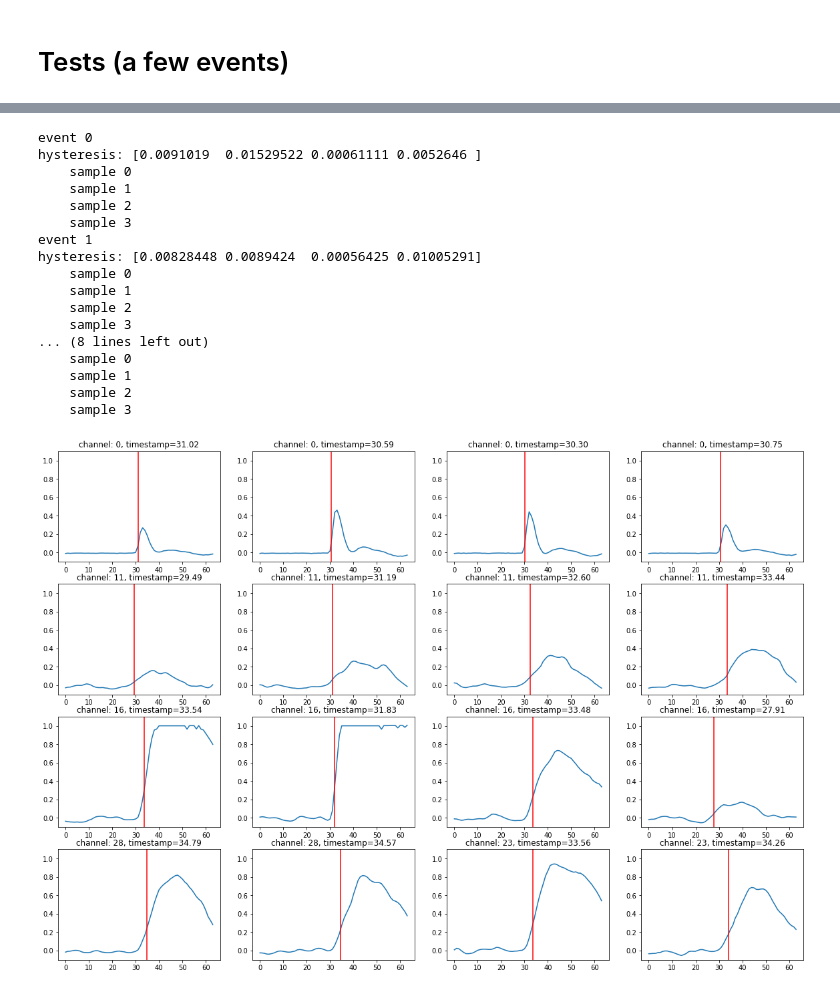
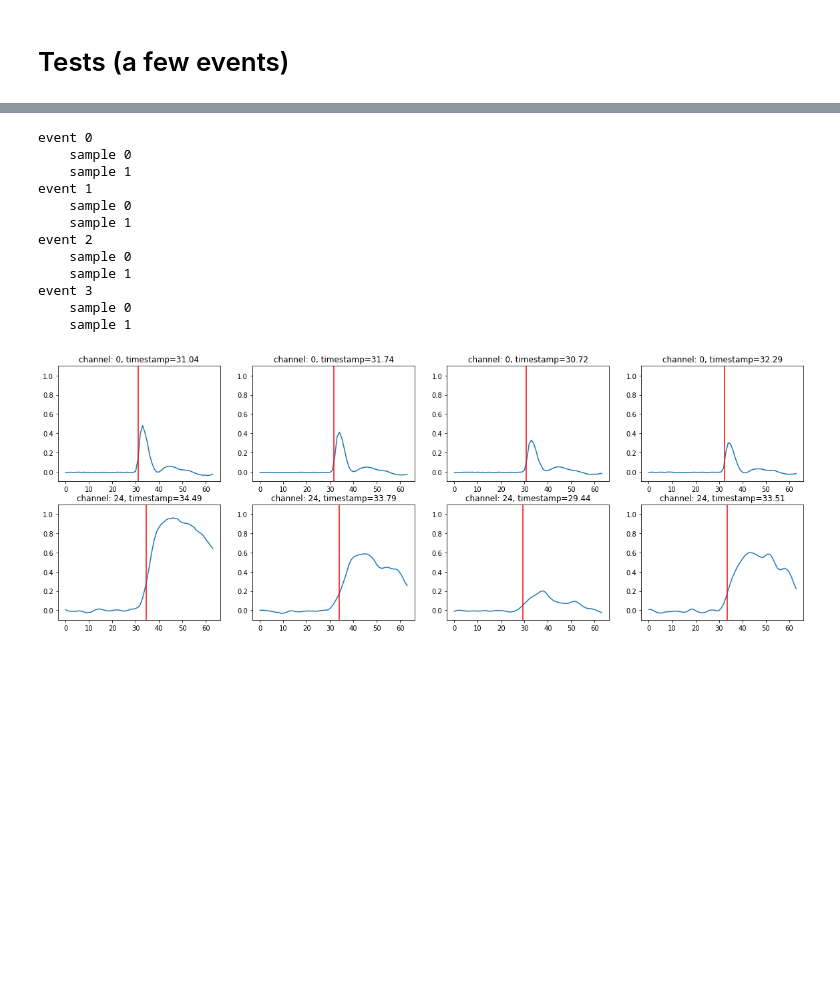
Before and after one commit to MatiXOfficial/pps-diamond-time-measurement, a Jupyter notebook: notebooks/cfd_tests.ipynb, the cells around one changed output, grey strips where cells are left out. Cells and saved outputs as stored; diff of their text form; code cells hidden in the pictures; blank space fills up the shorter version.

```diff
--- a/notebooks/cfd_tests.ipynb
+++ b/notebooks/cfd_tests.ipynb
@@ -7,3 +15,5 @@ from matplotlib import pyplot as plt
+# %%
+cfd = CFD()
 # %% [markdown]
 # Load data
 # %%
@@ -123,5 +68,5 @@ def plot_sample(time, ampl, title='', timestamp=None, ylim=False):
 plt.figure(figsize=(6, 15))
 for i, (ampl, time, timestamp, channel) in enumerate(zip(event_ampl, event_time, event_cfd_timestamps, event_channel)):
     plt.subplot(4, 1, i + 1)
-    plot_sample(time, ampl, title=f'channel: {channel}', timestamp=timestamp, ylim=True)
+    plot_sample(ampl, title=f'channel: {channel}', timestamp=timestamp, ylim=True)
 # %% [output]
@@ -129,12 +74,6 @@ for i, (ampl, time, timestamp, channel) in enumerate(zip(event_ampl, event_time,
 # %% [markdown]
 # Tests (a few events)
 # %%
-# selected_events = []
-# while len(selected_events) < 4:
-#     i_event = np.random.choice(np.arange(len(events['num_samples'])))
-#     if events['num_samples'][i_event] == 4 and 0 in events['sample_channel'][i_event]:
-#         selected_events.append(i_event)
+i_channel = 24
 
-# selected_events = [300914, 149867, 219162, 24642]
-selected_events = [315019, 67827, 137328, 331510]
-selected_events
+selected_events = [0, 2000, 4001, 8273]
@@ -143,60 +80,41 @@ selected_events
 # %%
 def calculate_event_cfd(i_event, baseline=20):
-    event_ampl = flip_Y(events['sample_ampl'][i_event])
-    event_time = np.tile(np.arange(64), (len(event_ampl), 1))
-
-    event_threshold = np.std(event_ampl[:, :baseline], axis=1) * 6
-    # event_threshold = [0.5] * 4
-    event_hysteresis = event_threshold / 10
-    # event_hysteresis = [0.1] * 4
-    print('hysteresis:', event_hysteresis)
+    event_ampl = events['sample_ampl'][i_event]
 
     event_cfd_timestamps = []
     for i in range(len(event_ampl)):
         ampl = event_ampl[i]
-        time = event_time[i]
-        threshold = event_threshold[i]
-        hysteresis = event_hysteresis[i]
 
         print('    sample', i)
-        timestamp = cfd(time, ampl, threshold=threshold, base_line=baseline, hysteresis=hysteresis, fraction=0.3, chooseFirst=True)
+        timestamp = cfd.predict(ampl, log=True)
         event_cfd_timestamps.append(timestamp)
 
     return event_cfd_timestamps
 # %%
-plt.figure(figsize=(20, 14))
+plt.figure(figsize=(20, 7))
 for i, i_event in enumerate(selected_events):
     event_channels = events['sample_channel'][i_event]
-    arg_sorted = list(np.argsort(event_channels))
-    event_channels = event_channels[arg_sorted]
-
-    event_ampl = flip_Y(events['sample_ampl'][i_event])[arg_sorted]
-    event_time = np.tile(np.arange(64), (len(event_ampl), 1))[arg_sorted]
+    event_ampl = events['sample_ampl'][i_event]
 
     print('event', i)
-    event_cfd_timestamps = np.array(calculate_event_cfd(i_event))[arg_sorted]
+    event_cfd_timestamps = np.array(calculate_event_cfd(i_event))
 
-    for j in range(4):
-        plt.subplot(4, 4, j * 4 + i + 1)
-        plot_sample(event_time[j], event_ampl[j], title=f'channel: {event_channels[j]}', timestamp=event_cfd_timestamps[j], ylim=True)
+    for j in range(2):
+        plt.subplot(2, 4, j * 4 + i + 1)
+        plot_sample(event_ampl[j], title=f'channel: {event_channels[j]}', timestamp=event_cfd_timestamps[j], ylim=True)
 # %% [output]
 event 0
-hysteresis: [0.0091019  0.01529522 0.00061111 0.0052646 ]
     sample 0
     sample 1
-    sample 2
-    sample 3
 event 1
-hysteresis: [0.00828448 0.0089424  0.00056425 0.01005291]
     sample 0
     sample 1
-    sample 2
-    sample 3
-... (8 lines left out)
+event 2
     sample 0
     sample 1
-    sample 2
-    sample 3
+event 3
+    sample 0
+    sample 1
-[figure, old version]
+[figure, new version]
 # %%
 # events
```
Also changed, not shown: parts of 11 cells of this notebook, 1 other file.
